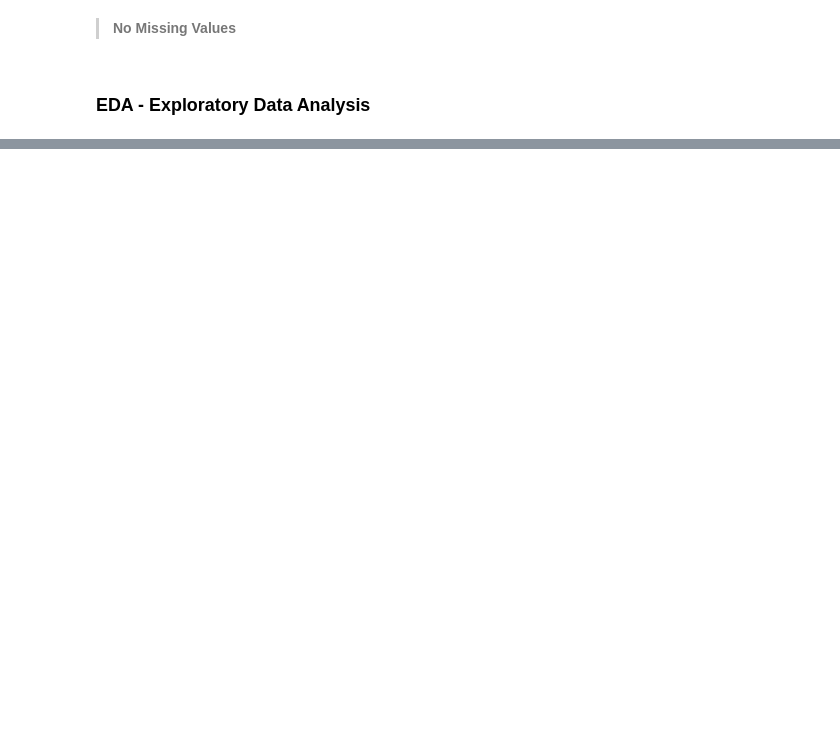
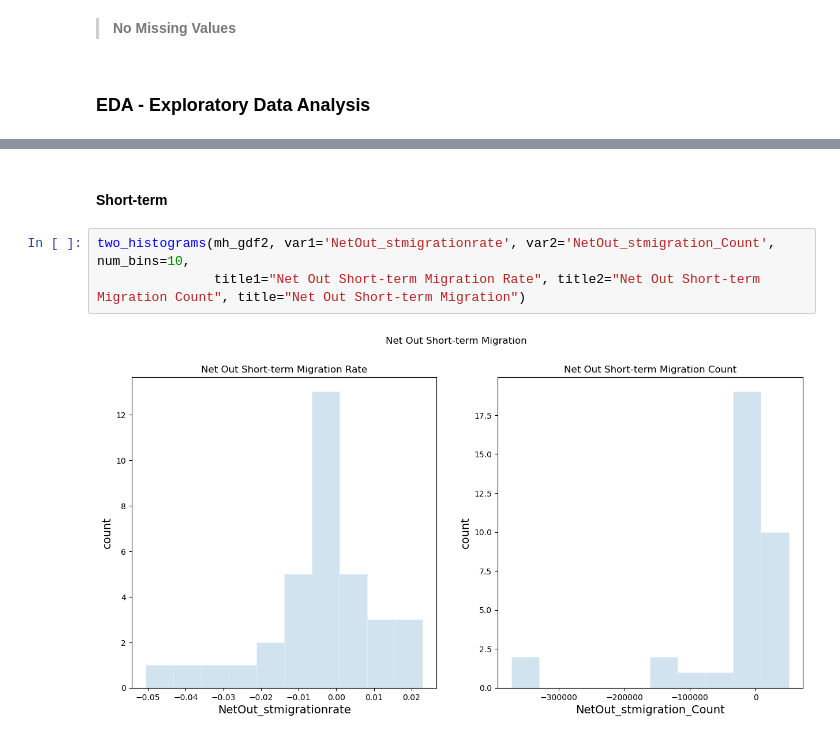
Before and after one commit to vidushi711/SDS_Final, a Jupyter notebook: Exploration/Maharashtra_migration.ipynb, the cells around one changed output, grey strips where cells are left out. Drawn from its saved outputs; the diff is of its cells as text; blank space fills up the shorter version.

```diff
--- a/Exploration/Maharashtra_migration.ipynb
+++ b/Exploration/Maharashtra_migration.ipynb
@@ -310,0 +458,7 @@ two_histograms(mh_gdf2, var1='instmigrationrate', var2='inltmigrationrate', num_
+# %% [markdown]
+#### Short-term
+# %%
+two_histograms(mh_gdf2, var1='NetOut_stmigrationrate', var2='NetOut_stmigration_Count', num_bins=10,
+               title1="Net Out Short-term Migration Rate", title2="Net Out Short-term Migration Count", title="Net Out Short-term Migration")
+# %% [output]
+[figure, added]
```
Also changed, not shown: parts of 95 cells of this notebook.
